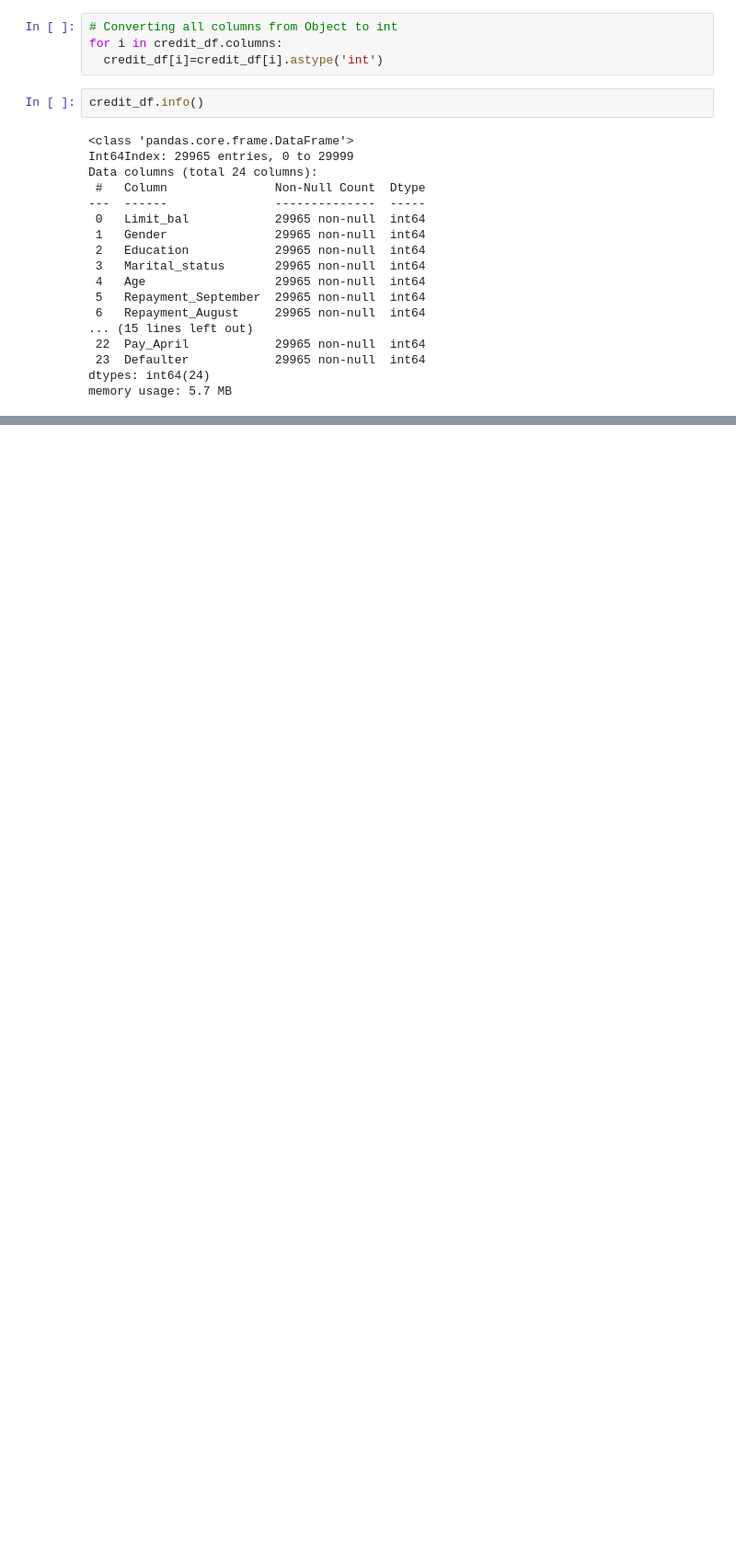
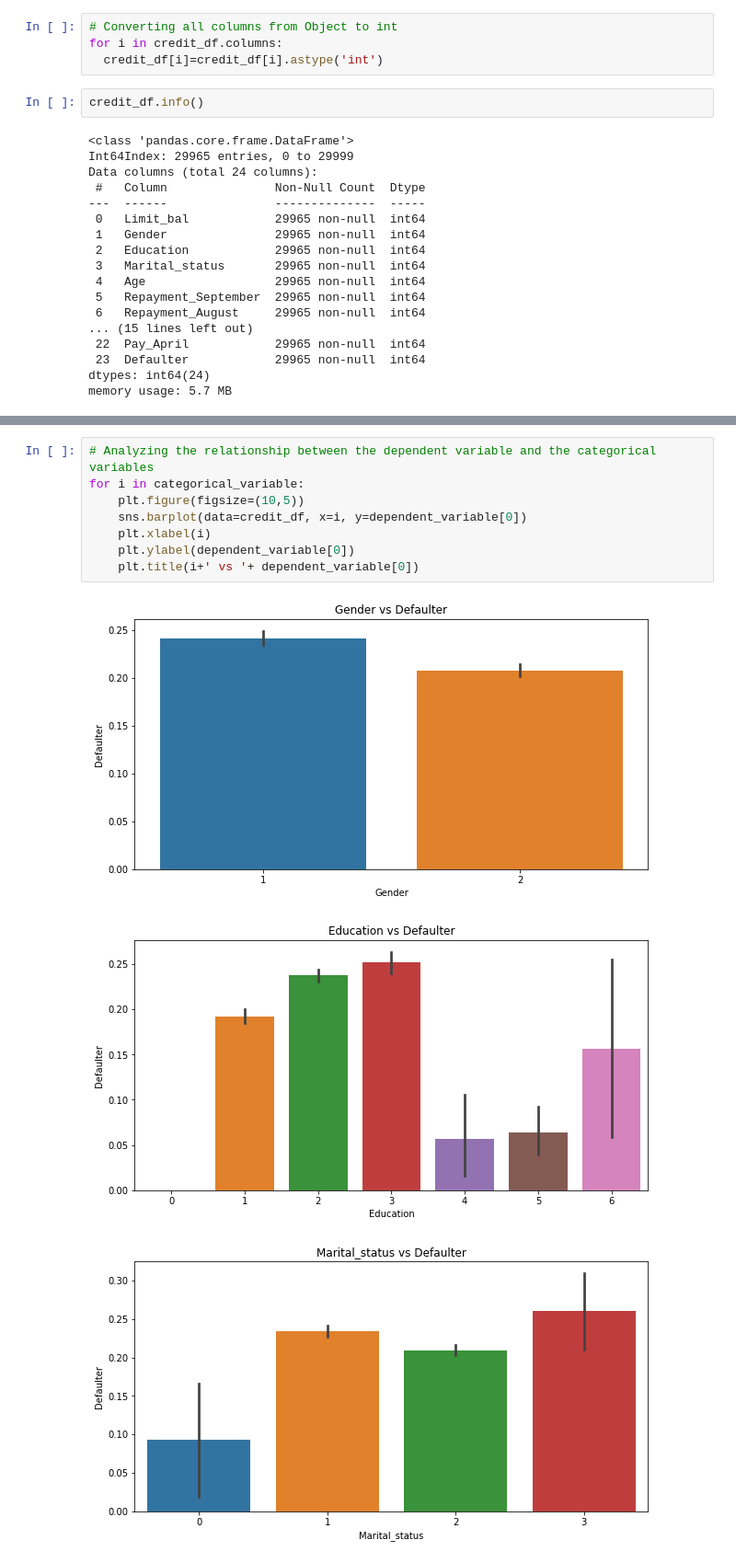
Before and after one commit to dileep-rawat/Capstone_Project_3-Credit_Card_default_Prediction, a Jupyter notebook: Credit_Card_Default_Prediction_Capstone_Project.ipynb, the cells around one changed output, grey strips where cells are left out. Shown: that part at 92% size. Saved outputs shown, nothing was run; the diff lists cells and outputs as text; blank space fills up the shorter version.

```diff
--- a/Credit_Card_Default_Prediction_Capstone_Project.ipynb
+++ b/Credit_Card_Default_Prediction_Capstone_Project.ipynb
@@ -201,0 +295,12 @@ memory usage: 5.7 MB
+# %%
+# Analyzing the relationship between the dependent variable and the categorical variables
+for i in categorical_variable:
+    plt.figure(figsize=(10,5))
+    sns.barplot(data=credit_df, x=i, y=dependent_variable[0])
+    plt.xlabel(i)
+    plt.ylabel(dependent_variable[0])
+    plt.title(i+' vs '+ dependent_variable[0])
+# %% [output]
+[figure, added]
+[figure, added]
+[figure, added]
```
Also changed, not shown: parts of 28 cells of this notebook.
